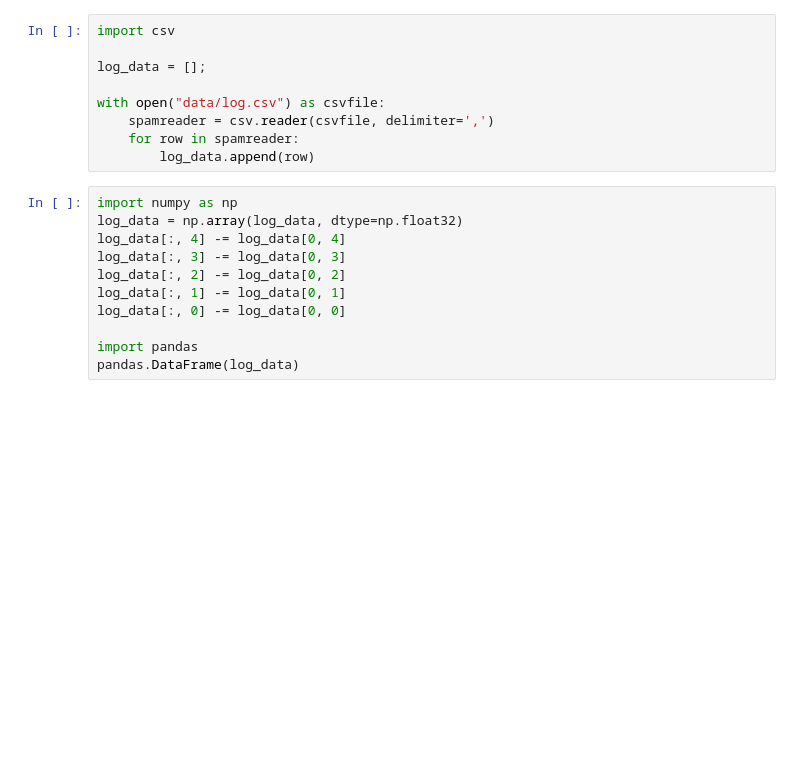
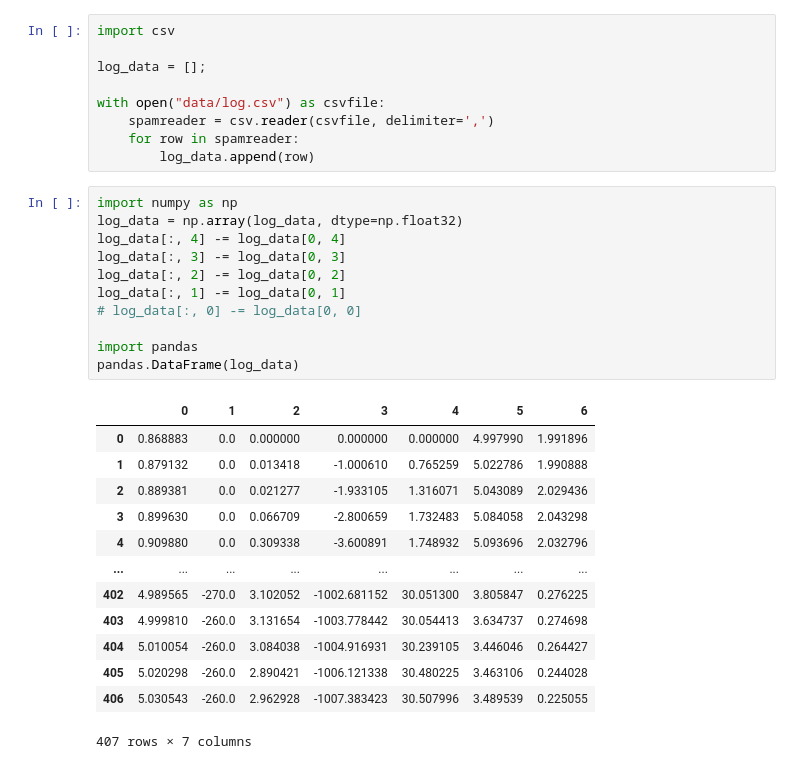
Before and after one commit to theYiome/elastic-objects-rs, a Jupyter notebook: plot_energy_from_log.ipynb, the cells around one changed output. Cells and saved outputs as stored; diff of their text form; blank space fills up the shorter version.

```diff
--- a/plot_energy_from_log.ipynb
+++ b/plot_energy_from_log.ipynb
@@ -10,14 +10,28 @@ with open("data/log.csv") as csvfile:
 # %%
 import numpy as np
 log_data = np.array(log_data, dtype=np.float32)
 log_data[:, 4] -= log_data[0, 4]
 log_data[:, 3] -= log_data[0, 3]
 log_data[:, 2] -= log_data[0, 2]
 log_data[:, 1] -= log_data[0, 1]
-log_data[:, 0] -= log_data[0, 0]
+# log_data[:, 0] -= log_data[0, 0]
 
 import pandas
 pandas.DataFrame(log_data)
+# %% [output]
+|  | 0 | 1 | 2 | 3 | 4 | 5 | 6 |
+| 0 | 0.868883 | 0.0 | 0.000000 | 0.000000 | 0.000000 | 4.997990 | 1.991896 |
+| 1 | 0.879132 | 0.0 | 0.013418 | -1.000610 | 0.765259 | 5.022786 | 1.990888 |
+| 2 | 0.889381 | 0.0 | 0.021277 | -1.933105 | 1.316071 | 5.043089 | 2.029436 |
+| 3 | 0.899630 | 0.0 | 0.066709 | -2.800659 | 1.732483 | 5.084058 | 2.043298 |
+| 4 | 0.909880 | 0.0 | 0.309338 | -3.600891 | 1.748932 | 5.093696 | 2.032796 |
+| ... | ... | ... | ... | ... | ... | ... | ... |
+| 402 | 4.989565 | -270.0 | 3.102052 | -1002.681152 | 30.051300 | 3.805847 | 0.276225 |
+| 403 | 4.999810 | -260.0 | 3.131654 | -1003.778442 | 30.054413 | 3.634737 | 0.274698 |
+| 404 | 5.010054 | -260.0 | 3.084038 | -1004.916931 | 30.239105 | 3.446046 | 0.264427 |
+| 405 | 5.020298 | -260.0 | 2.890421 | -1006.121338 | 30.480225 | 3.463106 | 0.244028 |
+| 406 | 5.030543 | -260.0 | 2.962928 | -1007.383423 | 30.507996 | 3.489539 | 0.225055 |
+407 rows × 7 columns
 # %%
 import matplotlib.pyplot as plt
 plt.rcParams['figure.figsize'] = [16, 10]
```
Also changed, not shown: parts of 3 cells of this notebook, 14 other files.
